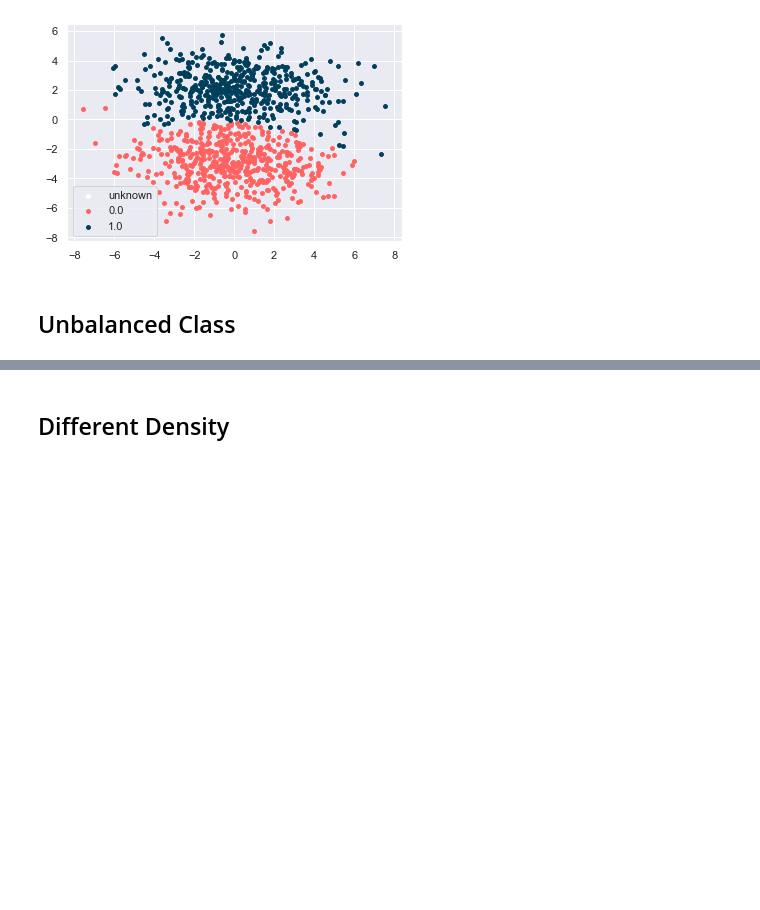
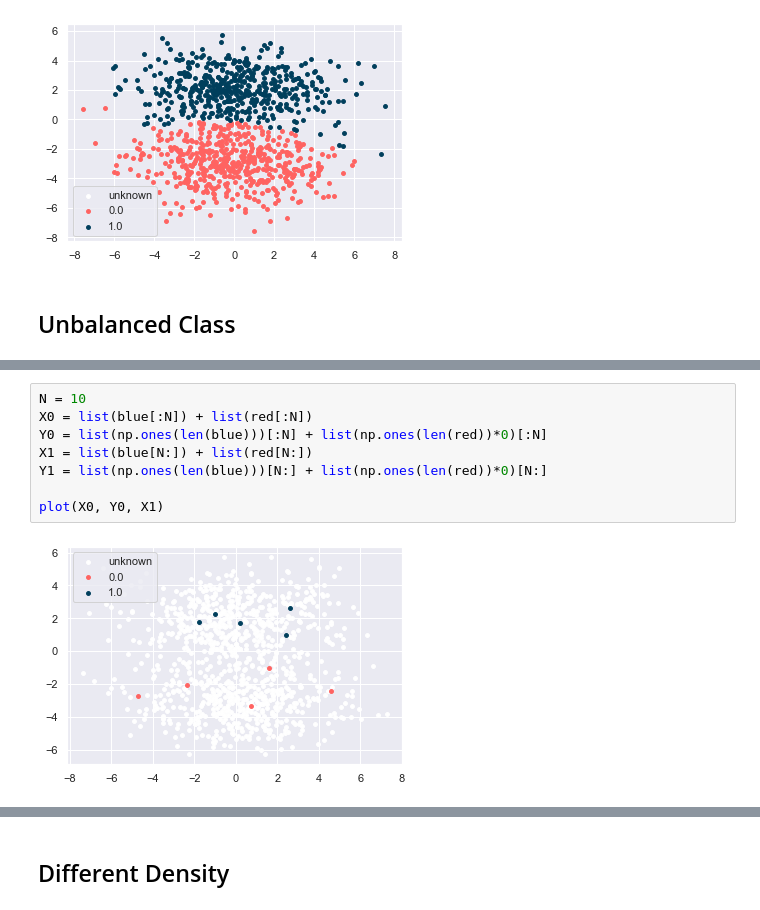
Before and after one commit to imamar94/GL, a Jupyter notebook: Result Collection 2.ipynb, the cells around one changed output, grey strips where cells are left out. Drawn from its saved outputs; the diff is of its cells as text; blank space fills up the shorter version.

```diff
--- a/Result Collection 2.ipynb
+++ b/Result Collection 2.ipynb
@@ -78,0 +77,10 @@ Interation 1 error 0.0
+# %%
+N = 10
+X0 = list(blue[:N]) + list(red[:N])
+Y0 = list(np.ones(len(blue)))[:N] + list(np.ones(len(red))*0)[:N]
+X1 = list(blue[N:]) + list(red[N:])
+Y1 = list(np.ones(len(blue)))[N:] + list(np.ones(len(red))*0)[N:]
+
+plot(X0, Y0, X1)
+# %% [output]
+[figure, added]
```
Also changed, not shown: parts of 31 cells of this notebook, 19 other files.
